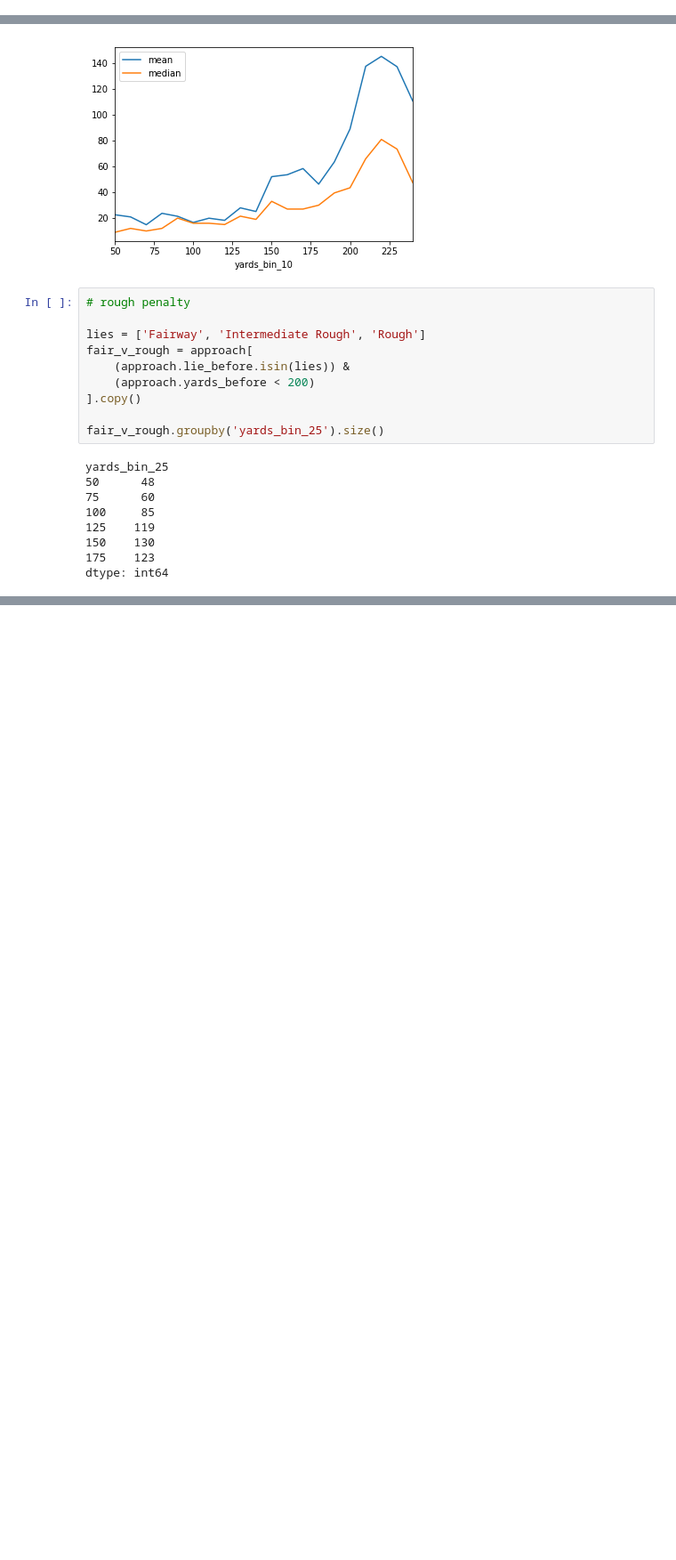
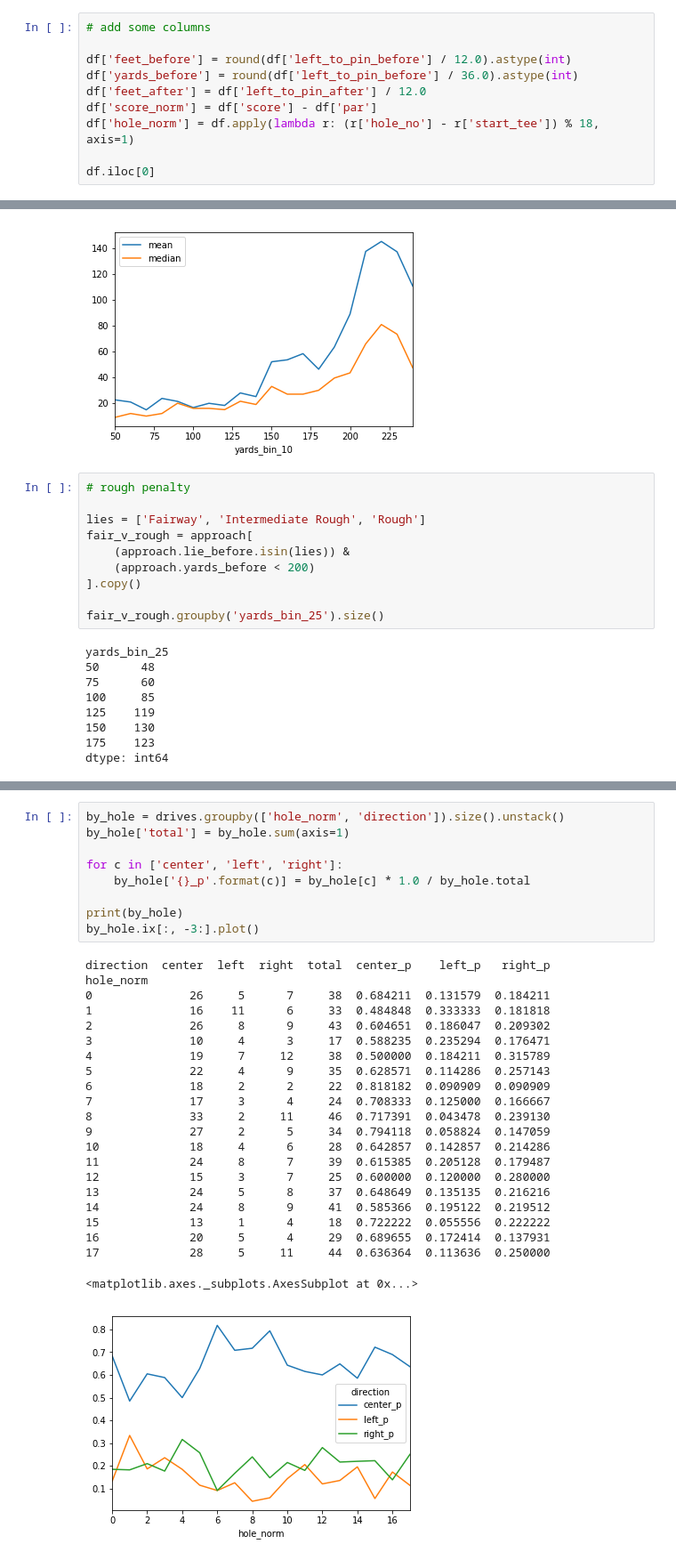
Before and after one commit to brendansudol/golf-moneyball, a Jupyter notebook: notebooks/explore.ipynb, the cells around one changed output, grey strips where cells are left out. Shown at 89% size. Cells and saved outputs as stored; diff of their text form; blank space fills up the shorter version.

Commit message:
start looking at drives

```diff
--- a/notebooks/explore.ipynb
+++ b/notebooks/explore.ipynb
@@ -36,3 +36,13 @@ df.head()
 | 2 | 2016-11-18 | 2 | 13 | 3 | True | True | 12 | 1.0 | ... |
 | 3 | 2016-11-18 | 2 | 18 | 1 | NaN | True | 19440 | 9324.0 | ... |
 | 4 | 2016-11-18 | 2 | 18 | 2 | NaN | True | 9324 | 2520.0 | ... |
+# %%
+# add some columns
+
+df['feet_before'] = round(df['left_to_pin_before'] / 12.0).astype(int)
+df['yards_before'] = round(df['left_to_pin_before'] / 36.0).astype(int)
+df['feet_after'] = df['left_to_pin_after'] / 12.0
+df['score_norm'] = df['score'] - df['par']
+df['hole_norm'] = df.apply(lambda r: (r['hole_no'] - r['start_tee']) % 18, axis=1)
+
+df.iloc[0]
@@ -378,0 +415,32 @@ drives.groupby('direction').size().plot(kind='bar')
+# %%
+by_hole = drives.groupby(['hole_norm', 'direction']).size().unstack()
+by_hole['total'] = by_hole.sum(axis=1)
+
+for c in ['center', 'left', 'right']:
+    by_hole['{}_p'.format(c)] = by_hole[c] * 1.0 / by_hole.total
+
+print(by_hole)
+by_hole.ix[:, -3:].plot()
+# %% [output]
+direction  center  left  right  total  center_p    left_p   right_p
+hole_norm
+0              26     5      7     38  0.684211  0.131579  0.184211
+1              16    11      6     33  0.484848  0.333333  0.181818
+2              26     8      9     43  0.604651  0.186047  0.209302
+3              10     4      3     17  0.588235  0.235294  0.176471
+4              19     7     12     38  0.500000  0.184211  0.315789
+5              22     4      9     35  0.628571  0.114286  0.257143
+6              18     2      2     22  0.818182  0.090909  0.090909
+7              17     3      4     24  0.708333  0.125000  0.166667
+8              33     2     11     46  0.717391  0.043478  0.239130
+9              27     2      5     34  0.794118  0.058824  0.147059
+10             18     4      6     28  0.642857  0.142857  0.214286
+11             24     8      7     39  0.615385  0.205128  0.179487
+12             15     3      7     25  0.600000  0.120000  0.280000
+13             24     5      8     37  0.648649  0.135135  0.216216
+14             24     8      9     41  0.585366  0.195122  0.219512
+15             13     1      4     18  0.722222  0.055556  0.222222
+16             20     5      4     29  0.689655  0.172414  0.137931
+17             28     5     11     44  0.636364  0.113636  0.250000
+<matplotlib.axes._subplots.AxesSubplot at 0x...>
+[figure, added]
```
Also changed, not shown: parts of 6 cells of this notebook.
